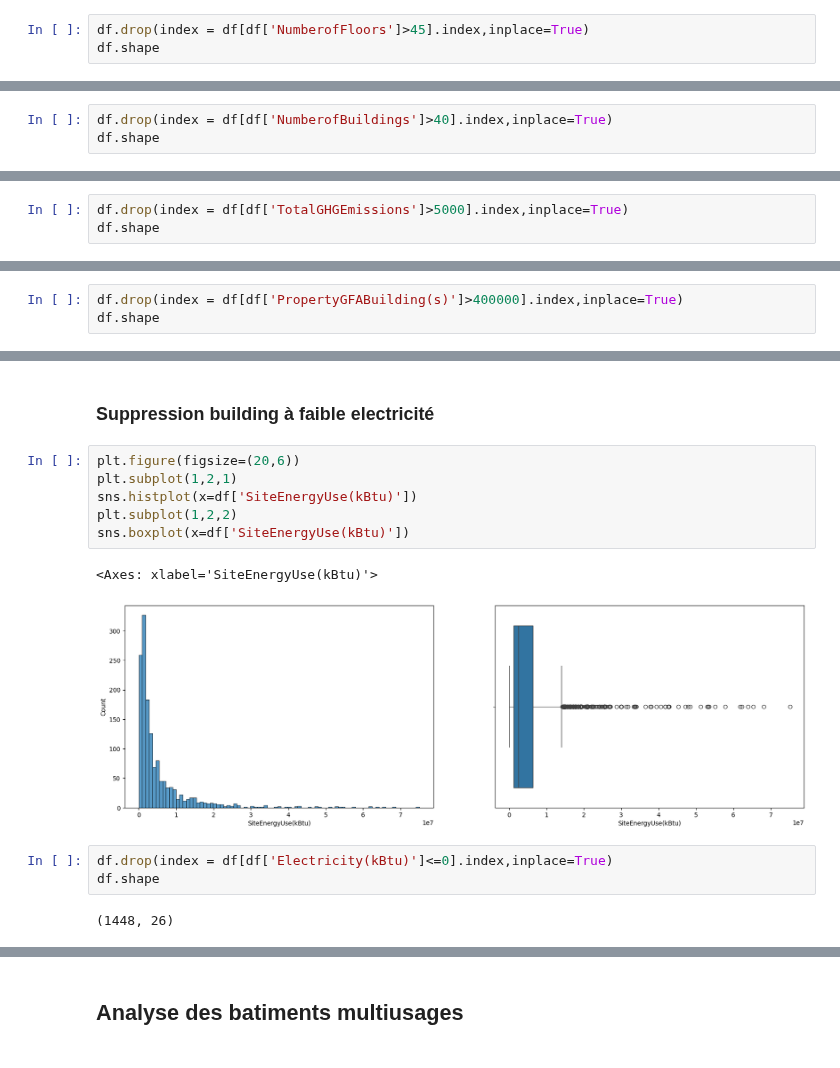
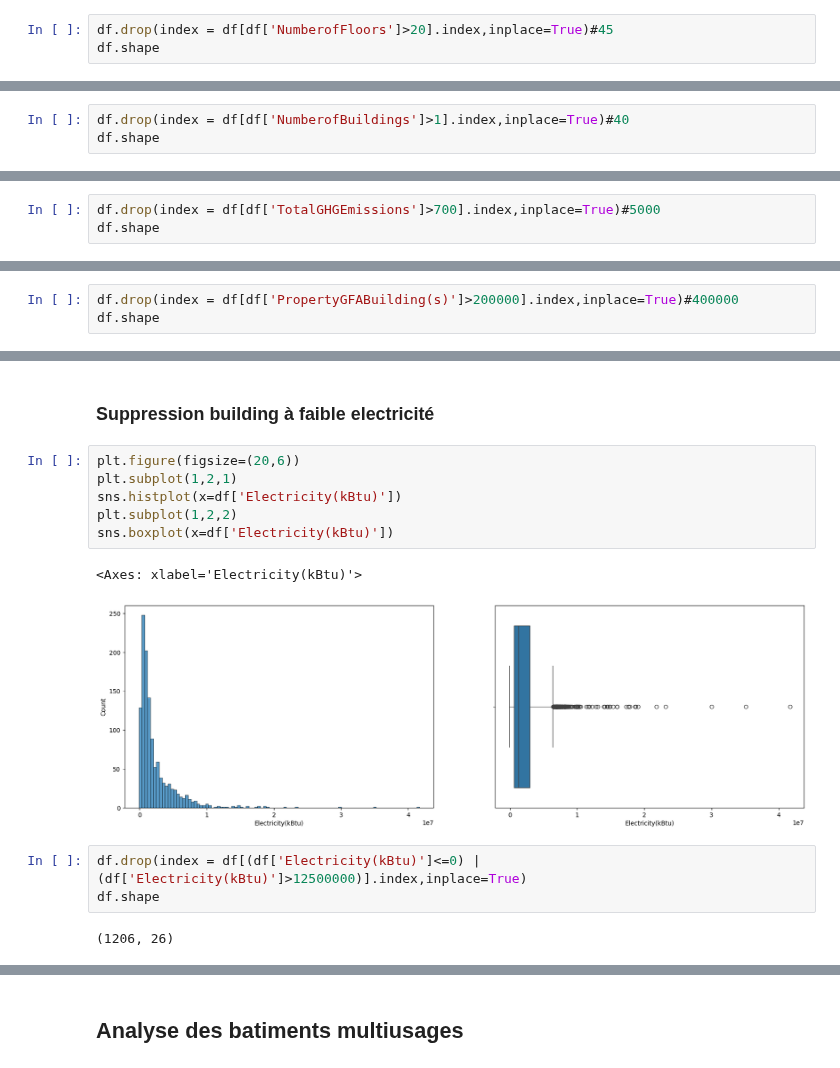
Before and after one commit to RandomFab/SEATLE, a Jupyter notebook: P3_template_modelistation_supervisee.ipynb, the cells around one changed output, grey strips where cells are left out. Cells and saved outputs as stored; diff of their text form.

```diff
--- a/P3_template_modelistation_supervisee.ipynb
+++ b/P3_template_modelistation_supervisee.ipynb
@@ -353,4 +353,4 @@ sns.boxplot(x=df['NumberofFloors'])
 # %%
-df.drop(index = df[df['NumberofFloors']>45].index,inplace=True)
+df.drop(index = df[df['NumberofFloors']>20].index,inplace=True)#45
 df.shape
 # %% [output]
@@ -378,4 +378,4 @@ sns.boxplot(x=df['NumberofBuildings'])
 # %%
-df.drop(index = df[df['NumberofBuildings']>40].index,inplace=True)
+df.drop(index = df[df['NumberofBuildings']>1].index,inplace=True)#40
 df.shape
 # %% [output]
@@ -430,4 +430,4 @@ sns.boxplot(x=df['TotalGHGEmissions'])
 # %%
-df.drop(index = df[df['TotalGHGEmissions']>5000].index,inplace=True)
+df.drop(index = df[df['TotalGHGEmissions']>700].index,inplace=True)#5000
 df.shape
 # %% [output]
@@ -444,4 +455,4 @@ sns.boxplot(x=df['PropertyGFABuilding(s)'])
 # %%
-df.drop(index = df[df['PropertyGFABuilding(s)']>400000].index,inplace=True)
+df.drop(index = df[df['PropertyGFABuilding(s)']>200000].index,inplace=True)#400000
 df.shape
 # %% [output]
@@ -451,14 +471,14 @@ df.shape
 # %%
 plt.figure(figsize=(20,6))
 plt.subplot(1,2,1)
-sns.histplot(x=df['SiteEnergyUse(kBtu)'])
+sns.histplot(x=df['Electricity(kBtu)'])
 plt.subplot(1,2,2)
-sns.boxplot(x=df['SiteEnergyUse(kBtu)'])
+sns.boxplot(x=df['Electricity(kBtu)'])
 # %% [output]
-<Axes: xlabel='SiteEnergyUse(kBtu)'>
+<Axes: xlabel='Electricity(kBtu)'>
-[figure, old version]
+[figure, new version]
 # %%
-df.drop(index = df[df['Electricity(kBtu)']<=0].index,inplace=True)
+df.drop(index = df[(df['Electricity(kBtu)']<=0) | (df['Electricity(kBtu)']>12500000)].index,inplace=True)
 df.shape
 # %% [output]
-(1448, 26)
+(1206, 26)
```
Also changed, not shown: parts of 59 cells of this notebook.
